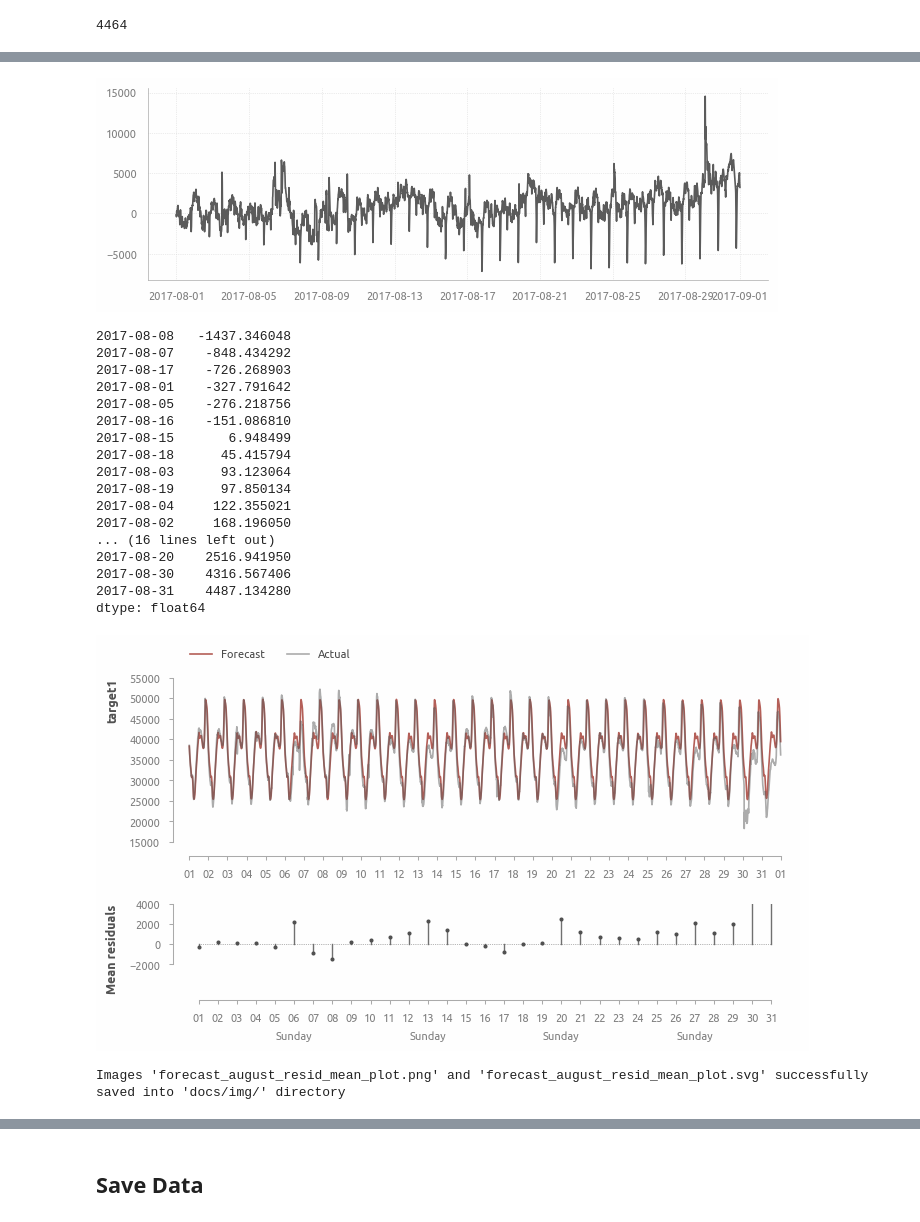
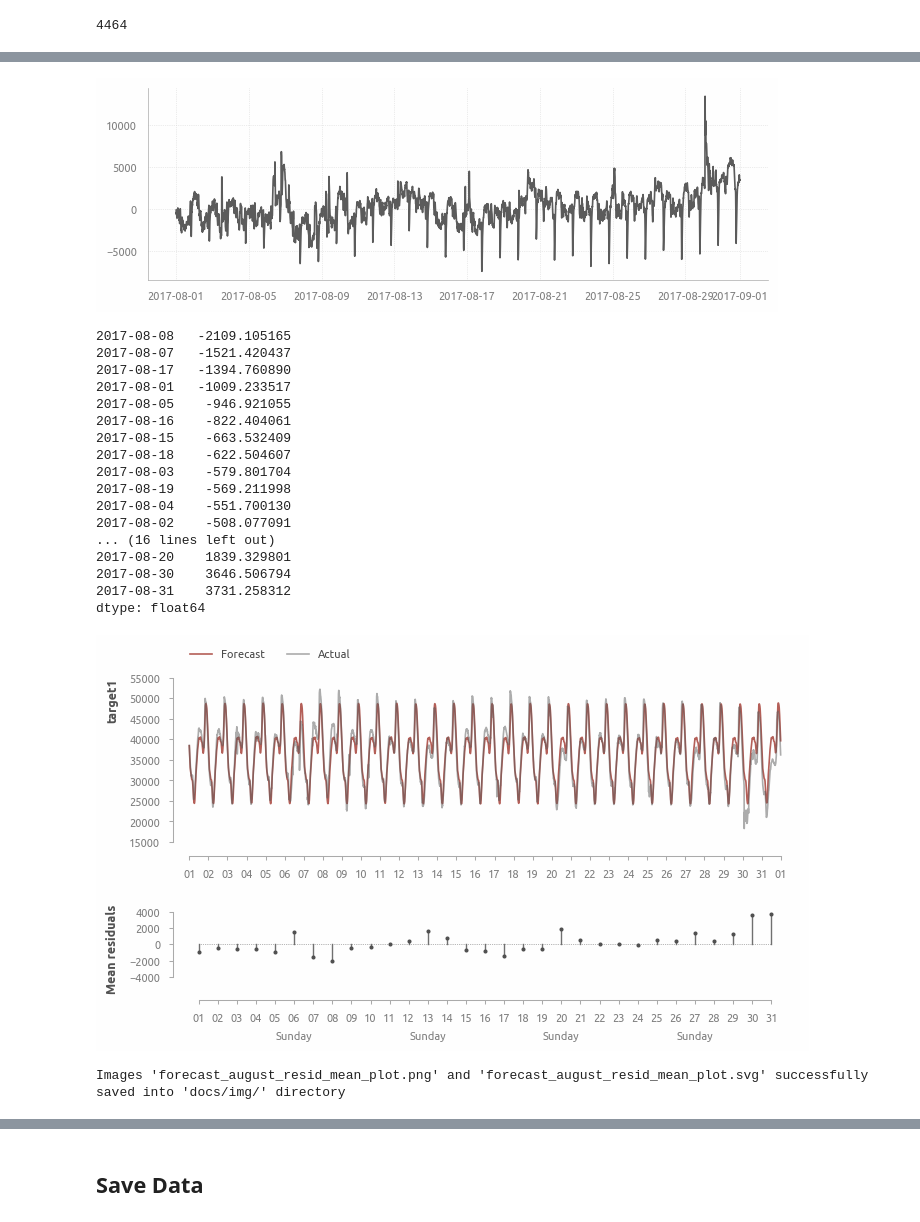
Before and after one commit to a-chasovsky/electric-power-consumption, a Jupyter notebook: 03-arima-month.ipynb, the cells around one changed output, grey strips where cells are left out. Cells and saved outputs as stored; diff of their text form; code cells hidden in the pictures.

```diff
--- a/03-arima-month.ipynb
+++ b/03-arima-month.ipynb
@@ -1135,6 +1135,6 @@ features = ['is_Friday', 'is_Sunday', 'is_31', 'target1_previous_month']
 ### Forecasts
 # %%
 arima_month_order = arima1_month[0]
-arima_month_fourier_period = arima1_month[1]
-arima_month_fourier_order = arima1_month[2]
+arima_month_fourier_period = tuple(arima1_month[1])
+arima_month_fourier_order = tuple(arima1_month[2])
 # %%
@@ -1144,9 +1144,5 @@ arima_month_order, arima_month_fourier_period, arima_month_fourier_order
 # %% [markdown]
 #### August forecast
-# %%
-arima_month_order = (4, 1, 2)
-arima_month_fourier_period = [144, 72, 48, 36]
-arima_month_fourier_order = [5]*len(arima_month_fourier_period)
 # %%
 train_august_month = train.loc['2017-07-01':, 'target1'].copy()
 # %%
@@ -1305,28 +1301,28 @@ Images 'residuals_distribution_plot.png' and 'residuals_distribution_plot.svg' s
 # %%
 plt.plot(resid);
 # %% [output]
-[figure, old version]
+[figure, new version]
 # %%
 resid_mean = resid.groupby(resid.index.floor('D')).mean()
 # %%
 resid_mean.sort_values()
 # %% [output]
-2017-08-08   -1437.346048
-2017-08-07    -848.434292
-2017-08-17    -726.268903
-2017-08-01    -327.791642
-2017-08-05    -276.218756
-2017-08-16    -151.086810
-2017-08-15       6.948499
-2017-08-18      45.415794
-2017-08-03      93.123064
-2017-08-19      97.850134
-2017-08-04     122.355021
-2017-08-02     168.196050
+2017-08-08   -2109.105165
+2017-08-07   -1521.420437
+2017-08-17   -1394.760890
+2017-08-01   -1009.233517
+2017-08-05    -946.921055
+2017-08-16    -822.404061
+2017-08-15    -663.532409
+2017-08-18    -622.504607
+2017-08-03    -579.801704
+2017-08-19    -569.211998
+2017-08-04    -551.700130
+2017-08-02    -508.077091
 ... (16 lines left out)
-2017-08-20    2516.941950
-2017-08-30    4316.567406
-2017-08-31    4487.134280
+2017-08-20    1839.329801
+2017-08-30    3646.506794
+2017-08-31    3731.258312
 dtype: float64
 # %%
 fig, ax = plt.subplots(2, 1, figsize=(8, 4), height_ratios=[2, 1])
@@ -1341,35 +1337,35 @@ ax[0].set_xlim(y_pred.index[0]-dt.timedelta(days=0.5), y_pred.index[-1]+dt.timed
 ax[0].set_ylabel('target1')
 axis_rstyle(ax=ax[0])
 ax[0].legend(**legend_inline(bbox_to_anchor=(0, 1.05)))
 
 for i in resid_mean.index:
     ax[1].plot([i, i], [0, resid_mean[i]], color=palette[-3], lw=1)
     ax[1].scatter(i, resid_mean[i], s=15, color=palette[-4], zorder=10)
 
 ax[1].plot(
     [resid_mean.index[0], resid_mean.index[-1]],
     [0, 0],
     lw=0.5, ls=':', color=palette[-3])
 
 ax[1].xaxis.set_major_formatter(mpl.dates.DateFormatter(fmt='%d'))
 ax[1].xaxis.set_major_locator(mpl.dates.DayLocator())
 ax1_axis_sec =  ax[1].secondary_xaxis('bottom')
 ax1_axis_sec.spines['bottom'].set_visible(False)
 ax1_axis_sec.tick_params(pad=32, bottom=False, colors='#808080')
 ax1_axis_sec.xaxis.set_major_locator(mpl.dates.WeekdayLocator(mpl.dates.SU))
 ax1_axis_sec.xaxis.set_major_formatter(mpl.dates.DateFormatter(fmt='%A'))
 
 ax[1].set_xlim(y_pred.index[0]-dt.timedelta(days=1), y_pred.index[-1]+dt.timedelta(days=0.5))
 ax[1].set_ylabel('Mean residuals')
 
-axis_rstyle(xslice=[1, -1], ylim=[-4100, 4000], ax=ax[1])
+axis_rstyle(xslice=[1, -1], ylim=[-5100, 5000], ax=ax[1])
 
 plt.subplots_adjust(hspace=0.5)
 plt.show()
 
 savefig('forecast_august_resid_mean_plot', dir_save_img)
 # %% [output]
-[figure, old version]
+[figure, new version]
 Images 'forecast_august_resid_mean_plot.png' and 'forecast_august_resid_mean_plot.svg' successfully saved into 'docs/img/' directory
 # %%
 fig, ax = plt.subplots(2, 1, figsize=(9, 4), height_ratios=[2, 1])
```
Also changed, not shown: parts of 23 cells of this notebook, 29 other files.
